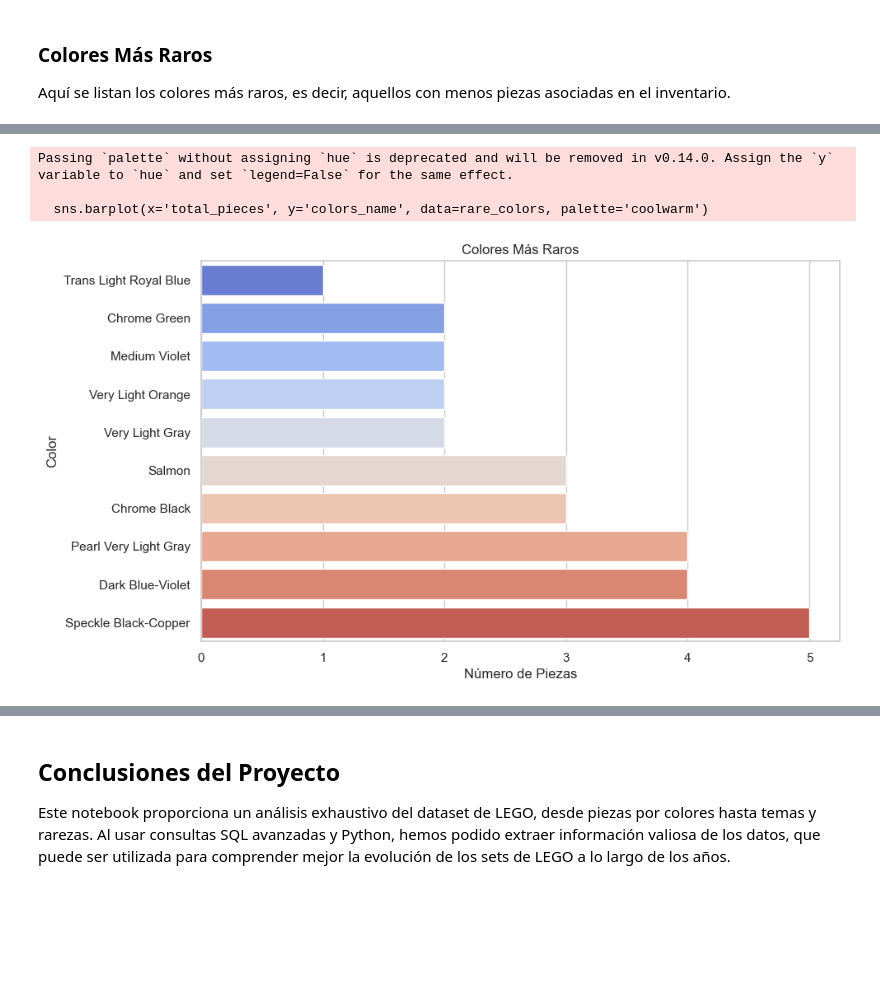
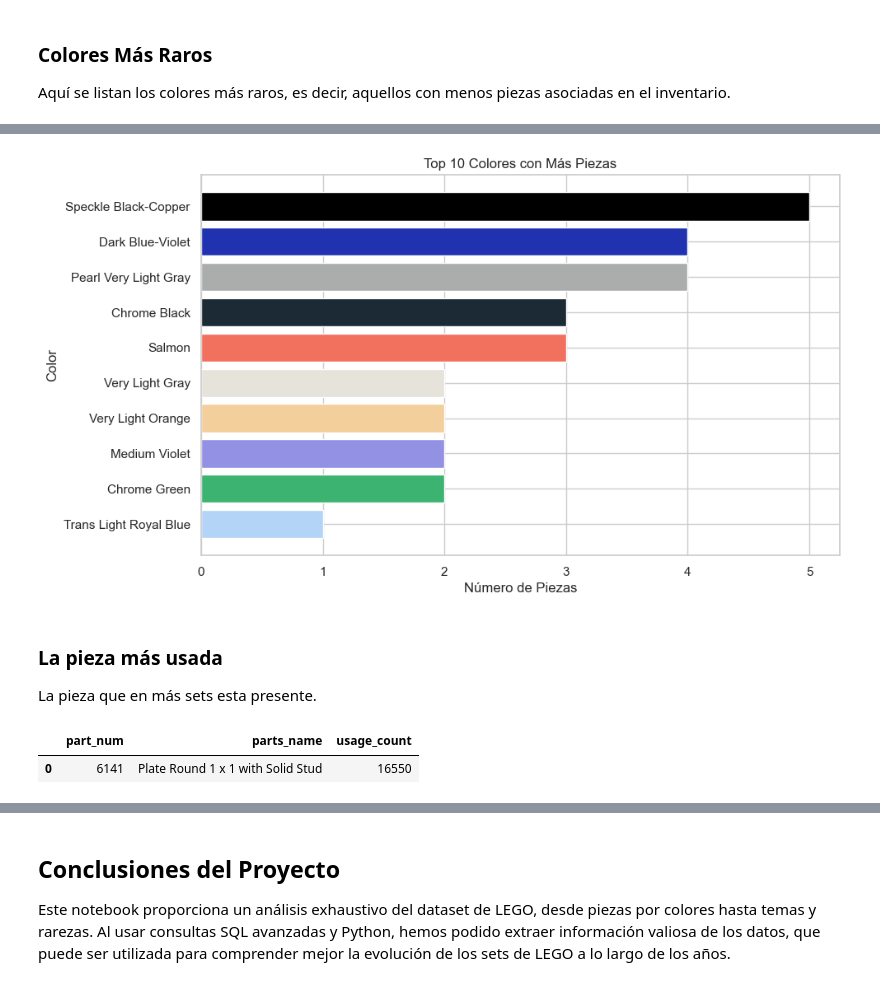
Before and after one commit to S-Elechiguerra/Lego_SQL, a Jupyter notebook: lego_project_main.ipynb, the cells around one changed output, grey strips where cells are left out. Saved outputs shown, nothing was run; the diff lists cells and outputs as text; code cells hidden in the pictures; blank space fills up the shorter version.

```diff
--- a/lego_project_main.ipynb
+++ b/lego_project_main.ipynb
@@ -404,13 +325,21 @@ rare_colors
 # %%
 # Gráfico de barras - Colores más raros
-plt.figure(figsize=(10,6))
-sns.barplot(x='total_pieces', y='colors_name', data=rare_colors, palette='coolwarm')
-plt.title('Colores Más Raros')
+# Convertir el color RGB en formato hexadecimal
+rare_colors['color_hex'] = rare_colors['rgb'].apply(lambda x: f'#{x}')
+
+# Crear gráfico
+plt.figure(figsize=(10, 6))
+bars = plt.barh(rare_colors['colors_name'], rare_colors['total_pieces'], color=rare_colors['color_hex'])
+
+# Ajustar el título y las etiquetas
+plt.title('Top 10 Colores con Más Piezas')
 plt.xlabel('Número de Piezas')
 plt.ylabel('Color')
+
 plt.show()
 # %% [output]
-Passing `palette` without assigning `hue` is deprecated and will be removed in v0.14.0. Assign the `y` variable to `hue` and set `legend=False` for the same effect.
-
-  sns.barplot(x='total_pieces', y='colors_name', data=rare_colors, palette='coolwarm')
-[figure, old version]
+[figure, new version]
+# %% [markdown]
+### La pieza más usada
+
+La pieza que en más sets esta presente.
@@ -416,0 +362,5 @@ Passing `palette` without assigning `hue` is deprecated and will be removed in v
+# %%
+most_common_part
+# %% [output]
+|  | part_num | parts_name | usage_count |
+| 0 | 6141 | Plate Round 1 x 1 with Solid Stud | 16550 |
```
Also changed, not shown: parts of 16 cells of this notebook.
